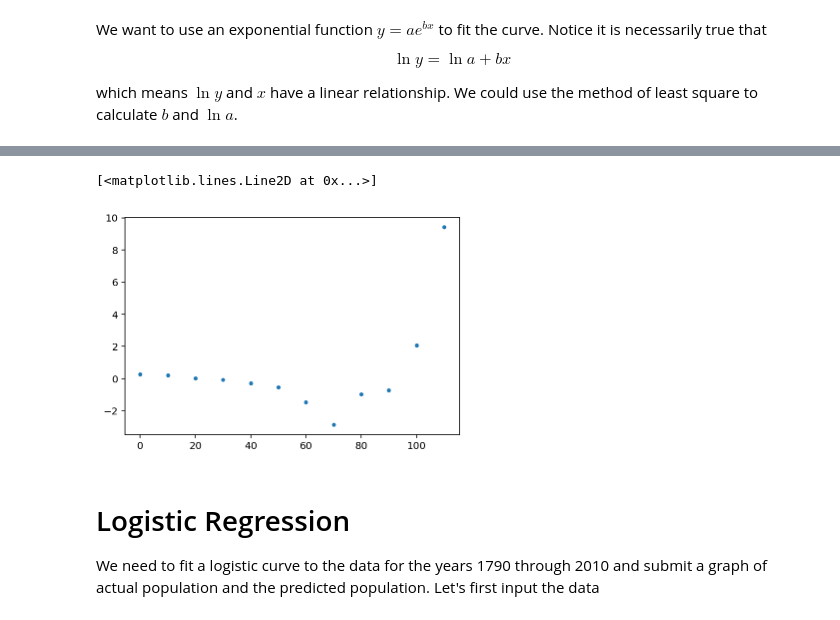
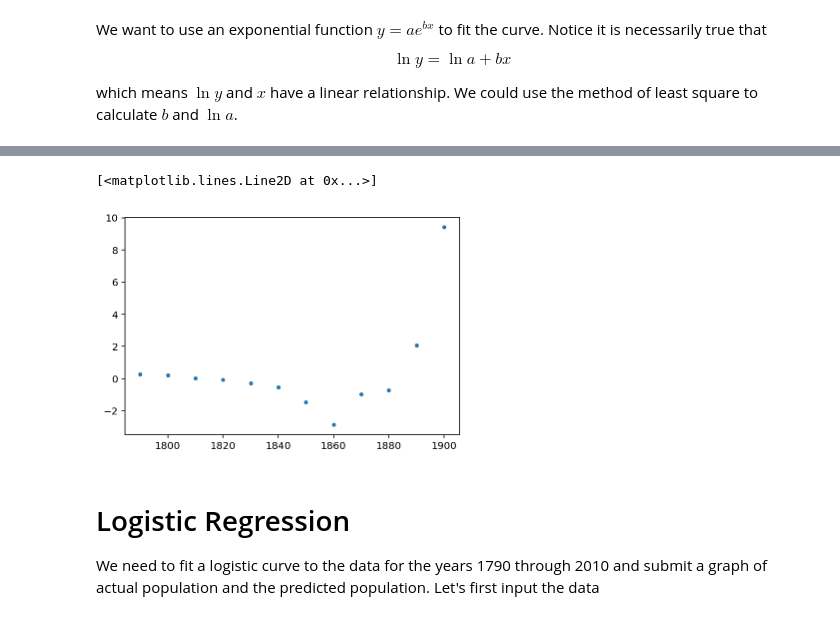
Before and after one commit to vwxyzjn/StatsHW, a Jupyter notebook: Homework Set #4 Problem 1/Homework Set #4 Problem 1.ipynb, the cells around one changed output, grey strips where cells are left out. Saved outputs shown, nothing was run; the diff lists cells and outputs as text; code cells hidden in the pictures.

```diff
--- a/Homework Set #4 Problem 1/Homework Set #4 Problem 1.ipynb
+++ b/Homework Set #4 Problem 1/Homework Set #4 Problem 1.ipynb
@@ -40,9 +51,9 @@ plt.plot(x1, predicted_y1, '-')
 # %%
 # Residual plot
-plt.plot(x1, predicted_y1 - y1, '.')
+plt.plot(x1 + 1790, predicted_y1 - y1, '.')
 # %% [output]
 [<matplotlib.lines.Line2D at 0x...>]
-[figure, old version]
+[figure, new version]
 # %% [markdown]
 # Logistic Regression
 
```
Also changed, not shown: parts of 6 cells of this notebook, 10 other files.
